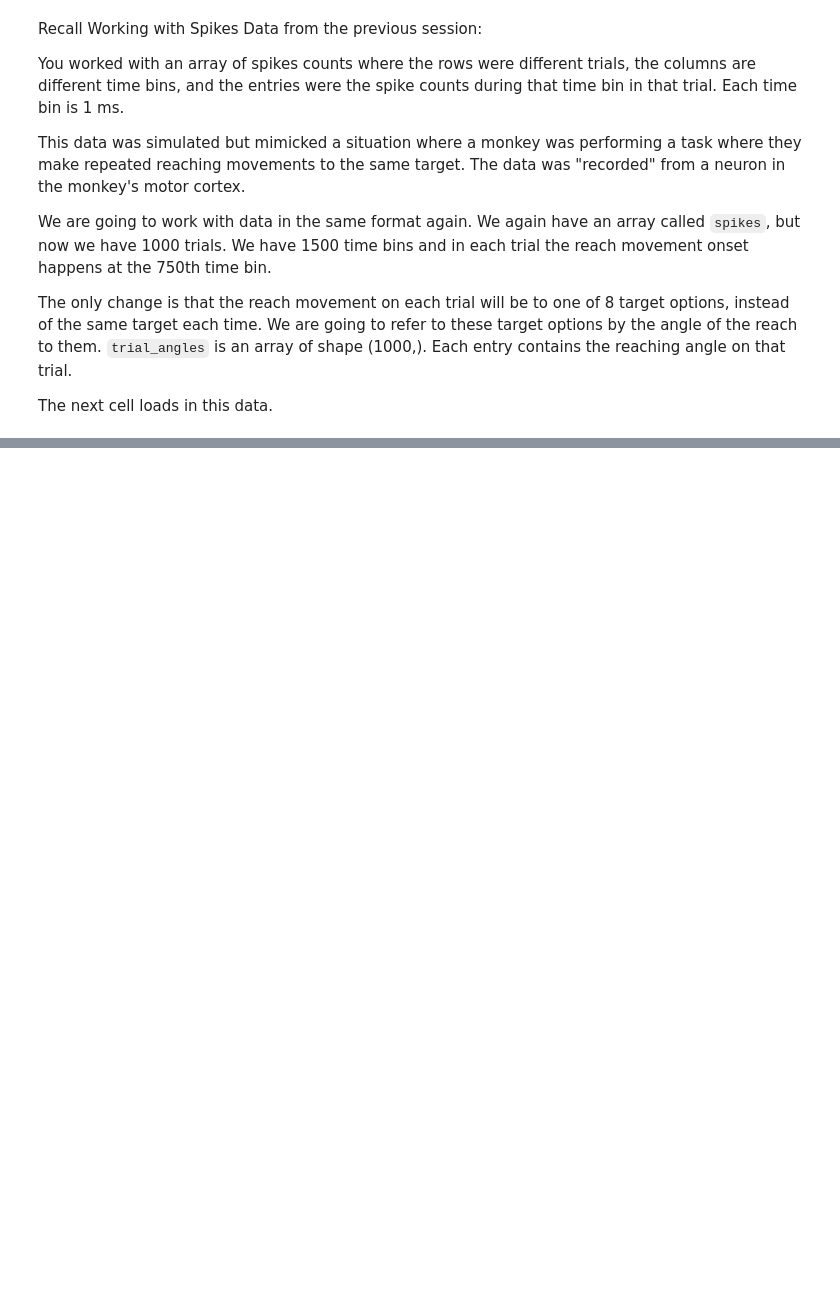
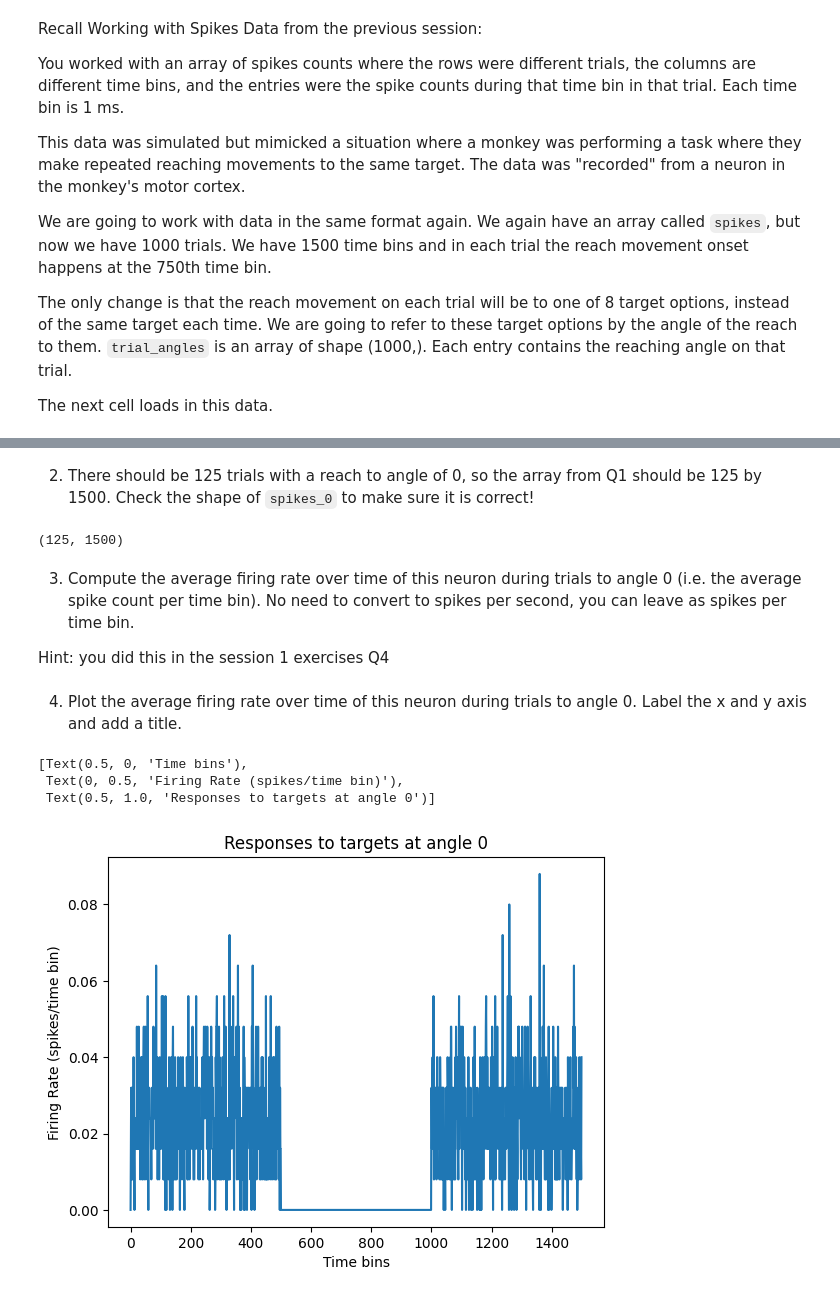
Before and after one commit to ebatty/CodingBootcamp, a Jupyter notebook: content/Session2_Exercises_Solutions.ipynb, the cells around one changed output, grey strips where cells are left out. Cells and saved outputs as stored; diff of their text form; code cells hidden in the pictures; blank space fills up the shorter version.

```diff
--- a/content/Session2_Exercises_Solutions.ipynb
+++ b/content/Session2_Exercises_Solutions.ipynb
@@ -162,0 +128,30 @@ This data was drawn from a uniform distribution of integers. In other words, it
+# %%
+trials_to_0 = trial_angles == 0
+spikes_0 = spikes[trials_to_0]
+# %% [markdown]
+2. There should be 125 trials with a reach to angle of 0, so the array from Q1 should be 125 by 1500. Check the shape of `spikes_0` to make sure it is correct!
+# %%
+np.shape(spikes_0)
+# %% [output]
+(125, 1500)
+# %% [markdown]
+3. Compute the average firing rate over time of this neuron during trials to angle 0 (i.e. the average spike count per time bin). No need to convert to spikes per second, you can leave as spikes per time bin.
+
+Hint: you did this in the session 1 exercises Q4
+# %%
+average_firing_rate = np.mean(spikes_0, axis=0)
+# %% [markdown]
+4. Plot the average firing rate over time of this neuron during trials to angle 0. Label the x and y axis and add a title.
+# %%
+fig, ax = plt.subplots()
+
+ax.plot(average_firing_rate)
+
+ax.set(xlabel='Time bins',
+       ylabel = 'Firing Rate (spikes/time bin)',
+       title = 'Responses to targets at angle 0')
+# %% [output]
+[Text(0.5, 0, 'Time bins'),
+ Text(0, 0.5, 'Firing Rate (spikes/time bin)'),
+ Text(0.5, 1.0, 'Responses to targets at angle 0')]
+[figure, added]
```
Also changed, not shown: parts of 59 cells of this notebook.
